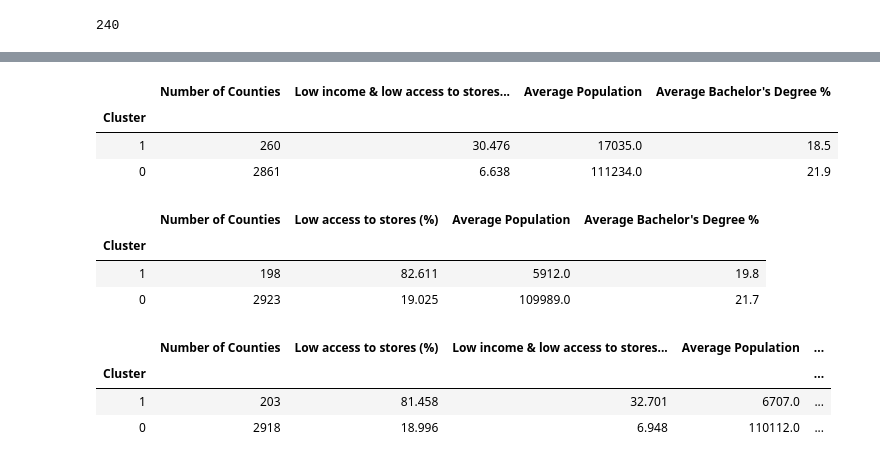
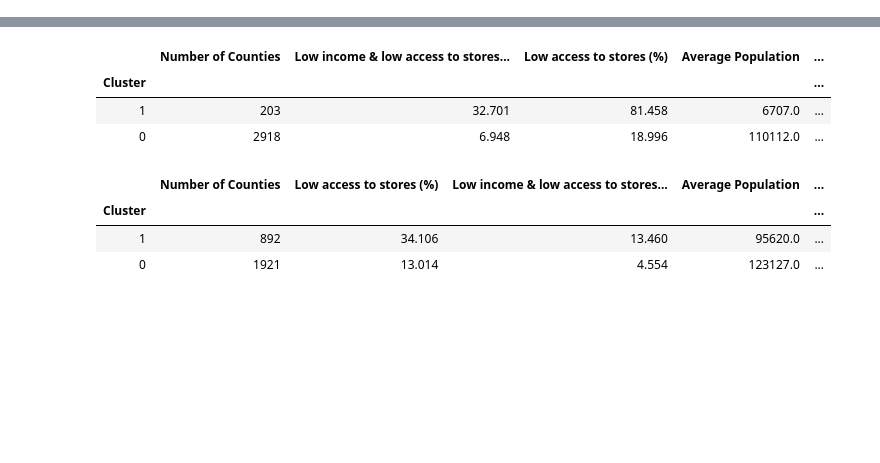
Before and after one commit to PreethiVijai/ML-project, a Jupyter notebook: clustering.ipynb, the cells around one changed output, grey strips where cells are left out. Cells and saved outputs as stored; diff of their text form; code cells hidden in the pictures; blank space fills up the shorter version.

```diff
--- a/clustering.ipynb
+++ b/clustering.ipynb
@@ -216,10 +229,6 @@ stores_access.clusters
 | 4 | 368 | 0.201 | 0.061 | 0.660 | ... |
 | 0 | 1028 | 0.178 | 0.019 | 0.498 | ... |
 | 2 | 1154 | 0.215 | 0.011 | 0.579 | ... |
-# %%
-len(data.all.loc[data.all["Population Estimate, 2016"] < 4000])
-# %% [output]
-240
 # %%
 stores_access_all = Cluster("Clustering by Stores & Access", {
     "GROCPTH14": "Grocery stores per 1,000 People",
@@ -248,28 +257,20 @@ stores_access_all.clusters
 # %%
 Cluster("Low Income, Low Access", {
     "PCT_LACCESS_LOWI15": "Low income & low access to stores (%)",
+    "PCT_LACCESS_POP15": "Low access to stores (%)",
 }, k=2).clusters
 # %% [output]
-|  | Number of Counties | Low income & low access to stores... | Average Population | Average Bachelor's Degree % |
-| Cluster |  |  |  |  |
-| 1 | 260 | 30.476 | 17035.0 | 18.5 |
-| 0 | 2861 | 6.638 | 111234.0 | 21.9 |
+|  | Number of Counties | Low income & low access to stores... | Low access to stores (%) | Average Population | ... |
+| Cluster |  |  |  |  | ... |
+| 1 | 203 | 32.701 | 81.458 | 6707.0 | ... |
+| 0 | 2918 | 6.948 | 18.996 | 110112.0 | ... |
 # %%
 Cluster("Low Access", {
     "PCT_LACCESS_POP15": "Low access to stores (%)",
-}, k=2).clusters
+    "PCT_LACCESS_LOWI15": "Low income & low access to stores (%)",
+}, k=2, population=5000).clusters
 # %% [output]
-|  | Number of Counties | Low access to stores (%) | Average Population | Average Bachelor's Degree % |
-| Cluster |  |  |  |  |
-| 1 | 198 | 82.611 | 5912.0 | 19.8 |
-| 0 | 2923 | 19.025 | 109989.0 | 21.7 |
+|  | Number of Counties | Low access to stores (%) | Low income & low access to stores... | Average Population | ... |
+| Cluster |  |  |  |  | ... |
+| 1 | 892 | 34.106 | 13.460 | 95620.0 | ... |
+| 0 | 1921 | 13.014 | 4.554 | 123127.0 | ... |
-# %%
-Cluster("Low Access", {
-    "PCT_LACCESS_POP15": "Low access to stores (%)",
-    "PCT_LACCESS_LOWI15": "Low income & low access to stores (%)",
-}, k=2).clusters
-# %% [output]
-|  | Number of Counties | Low access to stores (%) | Low income & low access to stores... | Average Population | ... |
-| Cluster |  |  |  |  | ... |
-| 1 | 203 | 81.458 | 32.701 | 6707.0 | ... |
-| 0 | 2918 | 18.996 | 6.948 | 110112.0 | ... |
```
Also changed, not shown: parts of 5 cells of this notebook.
